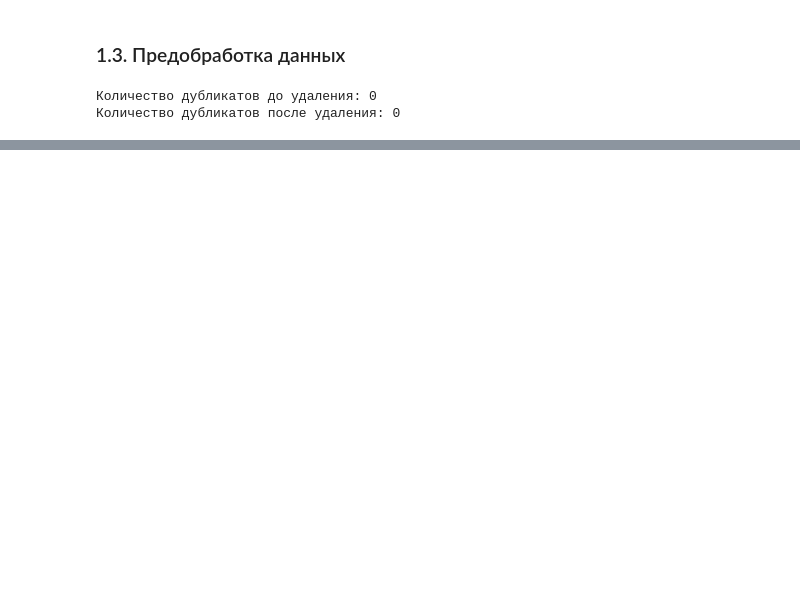
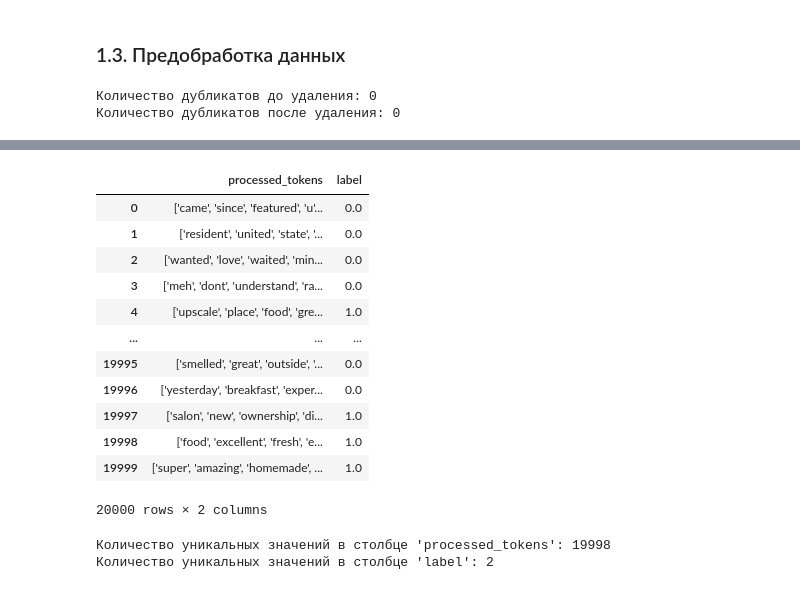
Before and after one commit to ipARTEM/RestaurantReviews, a Jupyter notebook: restaurant_reviews.ipynb, the cells around one changed output, grey strips where cells are left out. Saved outputs shown, nothing was run; the diff lists cells and outputs as text; code cells hidden in the pictures; blank space fills up the shorter version.

```diff
--- a/restaurant_reviews.ipynb
+++ b/restaurant_reviews.ipynb
@@ -220,0 +486,27 @@ df.to_csv('cleaned_reviews.csv', index=False)
+# %%
+# Загрузка предобработанных данных
+dfnew10000 = pd.read_csv('./DataSet/dfnew10000.csv')
+# %%
+dfnew10000
+# %% [output]
+|  | processed_tokens | label |
+| 0 | ['came', 'since', 'featured', 'u'... | 0.0 |
+| 1 | ['resident', 'united', 'state', '... | 0.0 |
+| 2 | ['wanted', 'love', 'waited', 'min... | 0.0 |
+| 3 | ['meh', 'dont', 'understand', 'ra... | 0.0 |
+| 4 | ['upscale', 'place', 'food', 'gre... | 1.0 |
+| ... | ... | ... |
+| 19995 | ['smelled', 'great', 'outside', '... | 0.0 |
+| 19996 | ['yesterday', 'breakfast', 'exper... | 0.0 |
+| 19997 | ['salon', 'new', 'ownership', 'di... | 1.0 |
+| 19998 | ['food', 'excellent', 'fresh', 'e... | 1.0 |
+| 19999 | ['super', 'amazing', 'homemade', ... | 1.0 |
+20000 rows × 2 columns
+# %%
+# Вывод количества уникальных значений по каждому столбцу
+for column in dfnew10000.columns:
+    unique_count = dfnew10000[column].nunique()
+    print(f"Количество уникальных значений в столбце '{column}': {unique_count}")
+# %% [output]
+Количество уникальных значений в столбце 'processed_tokens': 19998
+Количество уникальных значений в столбце 'label': 2
```
Also changed, not shown: parts of 29 cells of this notebook, 1 other file.
